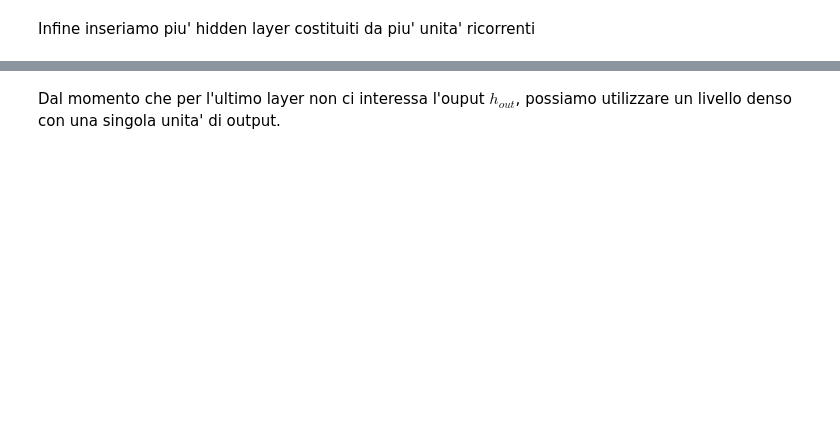
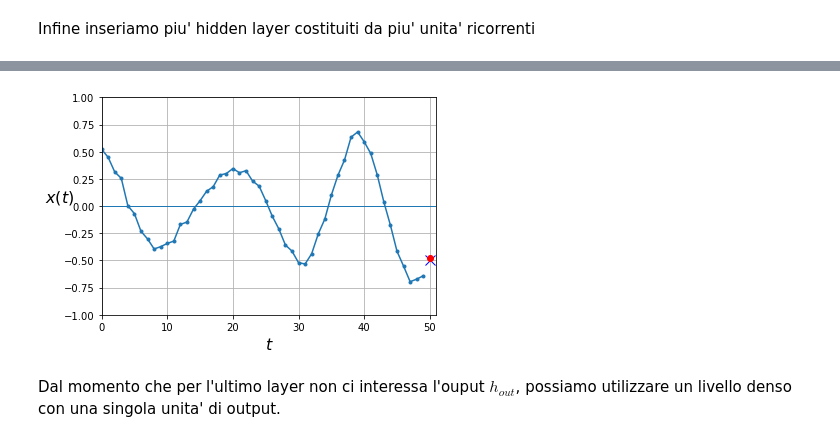
Before and after one commit to matzigno/CSML21, a Jupyter notebook: RecurrenNeuralNetwork-RNN.ipynb, the cells around one changed output, grey strips where cells are left out. Saved outputs shown, nothing was run; the diff lists cells and outputs as text; code cells hidden in the pictures; blank space fills up the shorter version.

```diff
--- a/RecurrenNeuralNetwork-RNN.ipynb
+++ b/RecurrenNeuralNetwork-RNN.ipynb
@@ -164,3 +234,8 @@ history = model.fit(X_train, y_train, epochs=20,
+# %%
+y_pred = model.predict(X_valid)
+plot_series(X_valid[0, :, 0], y_valid[0, 0], y_pred[0, 0])
+# %% [output]
+[figure, added]
 # %% [markdown]
 Dal momento che per l'ultimo layer non ci interessa l'ouput $h_{out}$, possiamo utilizzare un livello denso con una singola unita' di output.
 # %%
```
Also changed, not shown: parts of 16 cells of this notebook.
